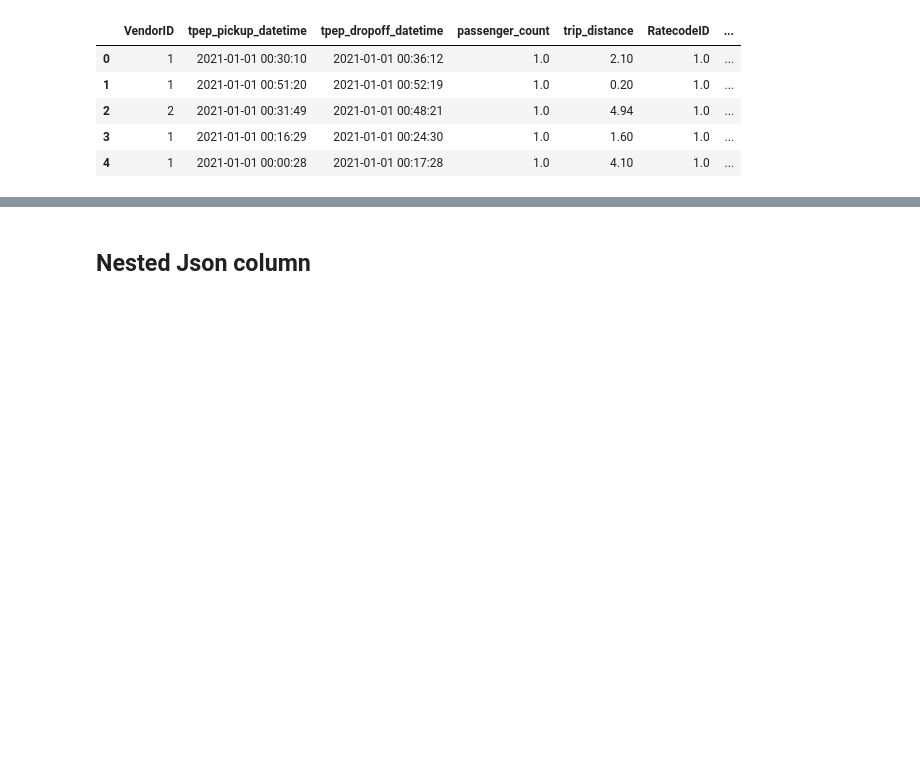
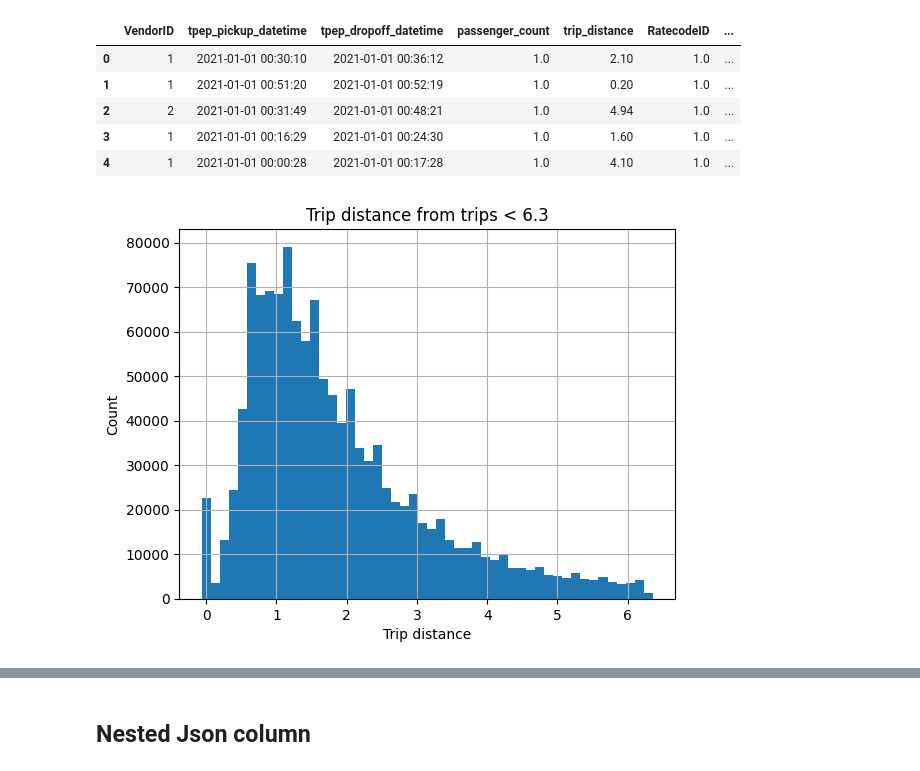
Before and after one commit to dmenezesgabriel/py-hello-duckdb, a Jupyter notebook: notebooks/hello.ipynb, the cells around one changed output, grey strips where cells are left out. Drawn from its saved outputs; the diff is of its cells as text; code cells hidden in the pictures; blank space fills up the shorter version.

```diff
--- a/notebooks/hello.ipynb
+++ b/notebooks/hello.ipynb
@@ -89,4 +93,12 @@ Generating CTE with stored snippets: 'short_trips'
 | 2 | 2 | 2021-01-01 00:31:49 | 2021-01-01 00:48:21 | 1.0 | 4.94 | 1.0 | ... |
 | 3 | 1 | 2021-01-01 00:16:29 | 2021-01-01 00:24:30 | 1.0 | 1.60 | 1.0 | ... |
 | 4 | 1 | 2021-01-01 00:00:28 | 2021-01-01 00:17:28 | 1.0 | 4.10 | 1.0 | ... |
+# %%
+# https://jupysql.ploomber.io/en/latest/plot.html
+ax = %sqlplot histogram --table short_trips --column trip_distance --bins 50
+ax.grid()
+ax.set_title("Trip distance from trips < 6.3")
+_ = ax.set_xlabel("Trip distance")
+# %% [output]
+[figure, added]
 # %%
```
Also changed, not shown: parts of 8 cells of this notebook.
